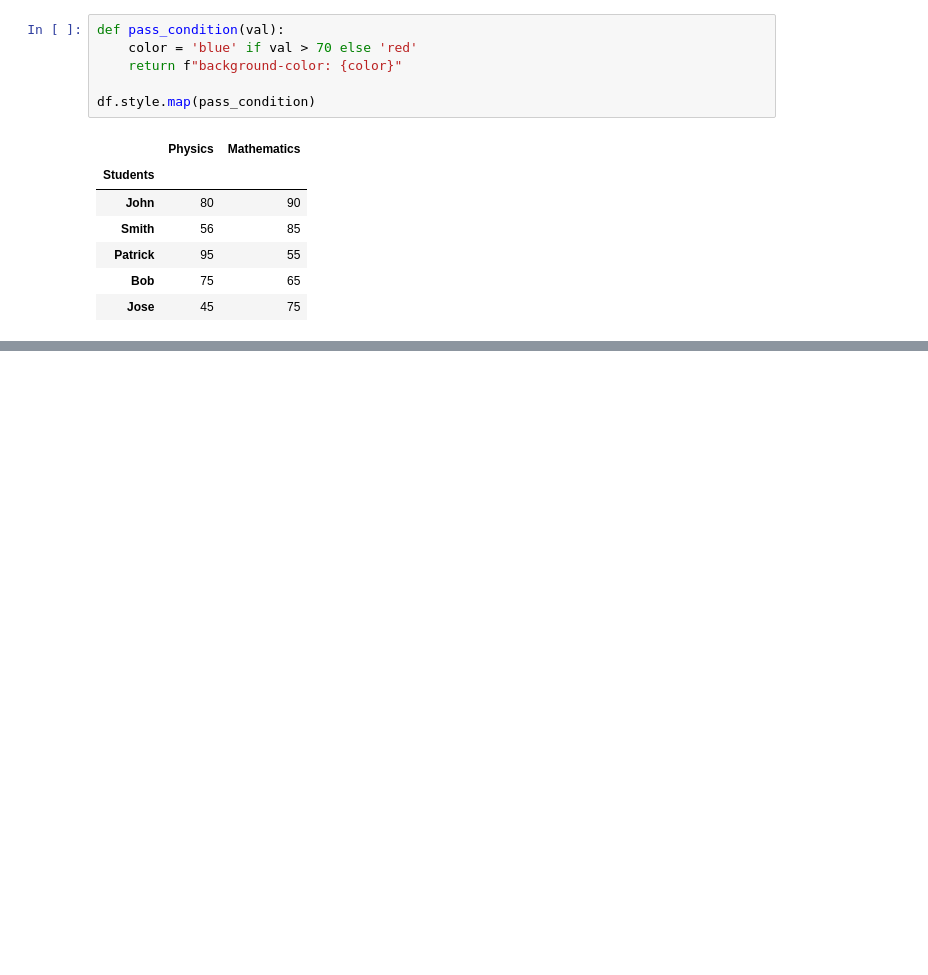
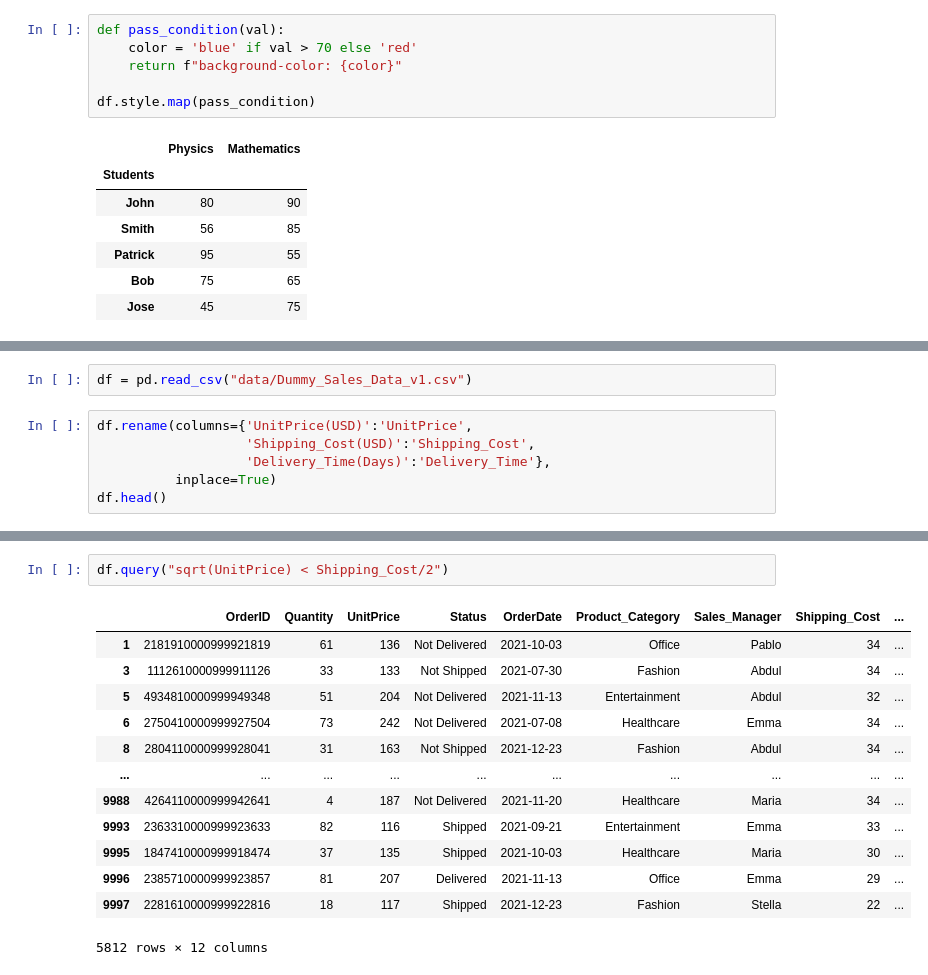
Before and after one commit to Oz174/SelfStudyPython, a Jupyter notebook: DaybyDay/15- All About Pandas.ipynb, the cells around one changed output, grey strips where cells are left out. Drawn from its saved outputs; the diff is of its cells as text; blank space fills up the shorter version.

```diff
--- a/DaybyDay/15- All About Pandas.ipynb
+++ b/DaybyDay/15- All About Pandas.ipynb
@@ -525,0 +576,8 @@ df.style.map(pass_condition)
+# %%
+df = pd.read_csv("data/Dummy_Sales_Data_v1.csv")
+# %%
+df.rename(columns={'UnitPrice(USD)':'UnitPrice',
+                   'Shipping_Cost(USD)':'Shipping_Cost',
+                   'Delivery_Time(Days)':'Delivery_Time'},
+          inplace=True)
+df.head()
@@ -525,0 +591,16 @@ df.style.map(pass_condition)
+# %%
+df.query("sqrt(UnitPrice) < Shipping_Cost/2")
+# %% [output]
+|  | OrderID | Quantity | UnitPrice | Status | OrderDate | Product_Category | Sales_Manager | Shipping_Cost | ... |
+| 1 | 2181910000999921819 | 61 | 136 | Not Delivered | 2021-10-03 | Office | Pablo | 34 | ... |
+| 3 | 1112610000999911126 | 33 | 133 | Not Shipped | 2021-07-30 | Fashion | Abdul | 34 | ... |
+| 5 | 4934810000999949348 | 51 | 204 | Not Delivered | 2021-11-13 | Entertainment | Abdul | 32 | ... |
+| 6 | 2750410000999927504 | 73 | 242 | Not Delivered | 2021-07-08 | Healthcare | Emma | 34 | ... |
+| 8 | 2804110000999928041 | 31 | 163 | Not Shipped | 2021-12-23 | Fashion | Abdul | 34 | ... |
+| ... | ... | ... | ... | ... | ... | ... | ... | ... | ... |
+| 9988 | 4264110000999942641 | 4 | 187 | Not Delivered | 2021-11-20 | Healthcare | Maria | 34 | ... |
+| 9993 | 2363310000999923633 | 82 | 116 | Shipped | 2021-09-21 | Entertainment | Emma | 33 | ... |
+| 9995 | 1847410000999918474 | 37 | 135 | Shipped | 2021-10-03 | Healthcare | Maria | 30 | ... |
+| 9996 | 2385710000999923857 | 81 | 207 | Delivered | 2021-11-13 | Office | Emma | 29 | ... |
+| 9997 | 2281610000999922816 | 18 | 117 | Shipped | 2021-12-23 | Fashion | Stella | 22 | ... |
+5812 rows × 12 columns
```
Also changed, not shown: parts of 16 cells of this notebook, 2 other files.
